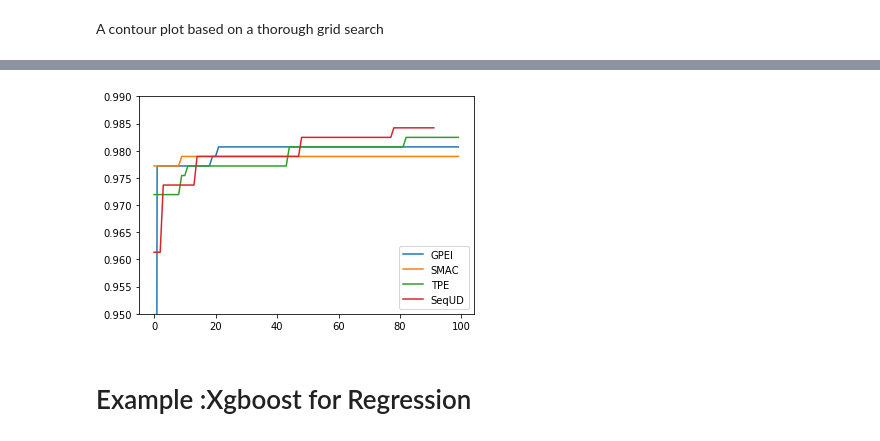
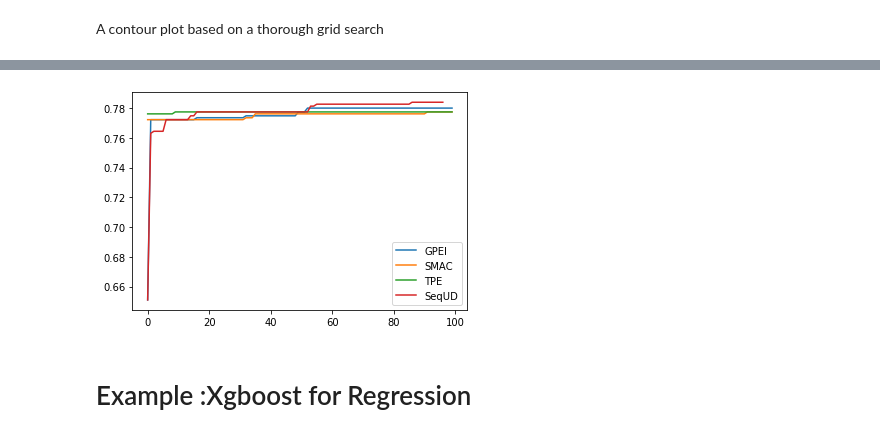
Before and after one commit to ZebinYang/SeqUD, a Jupyter notebook: examples/demo_sklearn_opt.ipynb, the cells around one changed output, grey strips where cells are left out. Drawn from its saved outputs; the diff is of its cells as text; code cells hidden in the pictures.

```diff
--- a/examples/demo_sklearn_opt.ipynb
+++ b/examples/demo_sklearn_opt.ipynb
@@ -14,13 +16,13 @@ from sequd import SeqUD, GPEIOPT, SMACOPT, TPEOPT
 # Example 1: SVM for Classification
 # %%
 sx = MinMaxScaler()
-dt = datasets.load_breast_cancer()
+dt = datasets.fetch_openml(data_id=37)
 x = sx.fit_transform(dt.data)
 y = dt.target
 
 ParaSpace = {'C':{'Type': 'continuous', 'Range': [-6, 16], 'Wrapper': np.exp2},
-       'gamma': {'Type': 'continuous', 'Range': [-16, 6], 'Wrapper': np.exp2}}
+             'gamma': {'Type': 'continuous', 'Range': [-16, 6], 'Wrapper': np.exp2}}
 
 estimator = svm.SVC()
 score_metric = make_scorer(accuracy_score, True)
-cv = KFold(n_splits=5, random_state=0, shuffle=True)
+cv = KFold(n_splits=5, random_state=random_state, shuffle=True)
@@ -48,13 +29,16 @@ sequd_clf.search_time_consumed_
 # %%
-sequd_clf = SeqUD(ParaSpace, n_runs_per_stage=20, max_runs=100, max_search_iter=100, n_jobs=1,
-                 estimator=estimator, cv=cv, scoring=score_metric, refit=None, verbose=True)
+sequd_clf = SeqUD(ParaSpace, n_runs_per_stage=15, max_runs=100, max_search_iter=50, n_jobs=10,
+                 estimator=estimator, cv=cv, scoring=score_metric, refit=None, random_state=random_state, verbose=True)
 sequd_clf.fit(x, y)
 
-tpe_clf = TPEOPT(ParaSpace, max_runs=100, estimator=estimator, cv=cv, scoring=score_metric, refit=True, verbose=True)
+tpe_clf = TPEOPT(ParaSpace, max_runs=100, estimator=estimator, cv=cv, scoring=score_metric,
+                 refit=True, random_state=random_state, verbose=True)
 tpe_clf.fit(x, y)
 
-smac_clf = SMACOPT(ParaSpace, max_runs=100, estimator=estimator, cv=cv, scoring=score_metric, refit=True, verbose=True)
+smac_clf = SMACOPT(ParaSpace, max_runs=100, estimator=estimator, cv=cv, scoring=score_metric,
+                   refit=True, random_state=random_state, verbose=True)
 smac_clf.fit(x, y)
 
-gpei_clf = GPEIOPT(ParaSpace, max_runs=100, estimator=estimator, cv=cv, scoring=score_metric, refit=True, verbose=True)
+gpei_clf = GPEIOPT(ParaSpace, max_runs=100, estimator=estimator, cv=cv, scoring=score_metric,
+                   refit=True, random_state=random_state, verbose=True)
 gpei_clf.fit(x, y)
@@ -99,13 +115,12 @@ plot_trajectory(Z, gpei_clf, "GPEI")
 # %%
 plt.plot(gpei_clf.logs["score"].cummax())
 plt.plot(smac_clf.logs["score"].cummax())
 plt.plot(tpe_clf.logs["score"].cummax())
 plt.plot(sequd_clf.logs["score"].cummax())
 plt.legend(['GPEI', 'SMAC', 'TPE', 'SeqUD'])
-plt.ylim(0.95, 0.99)
 plt.show()
 # %% [output]
-[figure, old version]
+[figure, new version]
 # %% [markdown]
 # Example :Xgboost for Regression
 # %%
```
Also changed, not shown: parts of 13 cells of this notebook, 18 other files.
